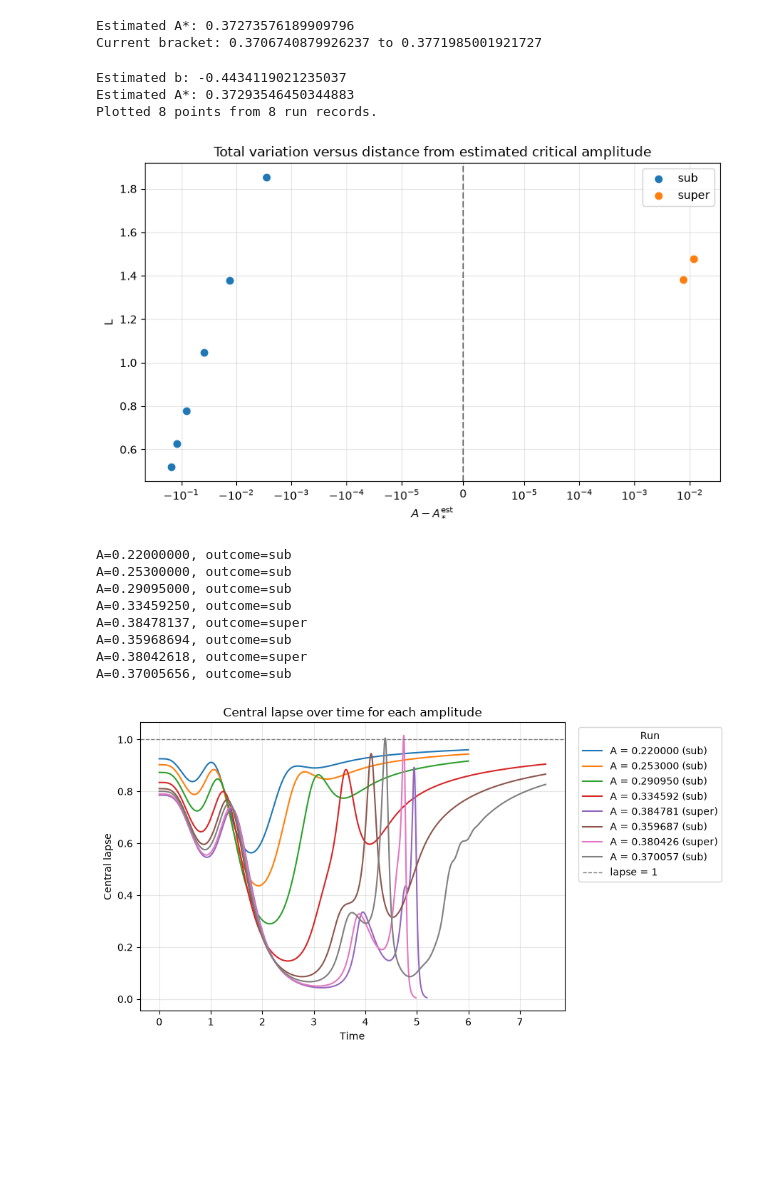
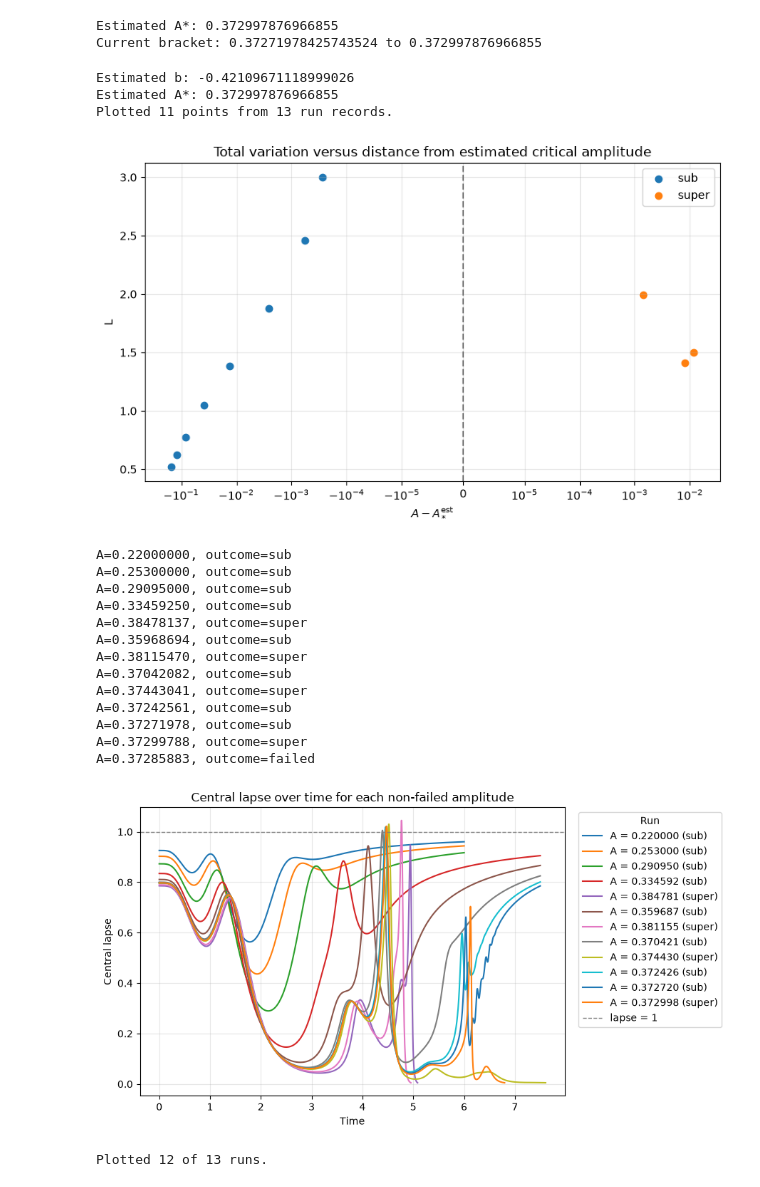
Before and after one commit to Irene-pitsiladi/engrenage-irene, a Jupyter notebook: critical_collapse/Oct22.ipynb, the cells around one changed output. Cells and saved outputs as stored; diff of their text form; code cells hidden in the pictures; blank space fills up the shorter version.

```diff
--- a/critical_collapse/Oct22.ipynb
+++ b/critical_collapse/Oct22.ipynb
@@ -467,10 +467,20 @@ Final central lapse = 0.00491683
 Run time T = 6.000
 Proposal rule: startup: increase after subcritical or unresolved run
 # %%
+target_runs = 30
 print("Runs before:", len(runs))
 
-for _ in range(5):
-    run_next_amplitude(runs)
+while len(runs) < target_runs:
+    record = run_next_amplitude(runs)
+
+    # Keep extending an unresolved run until it is classified
+    # or reaches T_MAX.
+    while record["outcome"] == "unresolved" and record["T"] < T_MAX:
+        record = run_next_amplitude(runs)
+
+    if record["outcome"] == "failed":
+        print("Stopping because a run failed.")
+        break
 
 print("Runs after:", len(runs))
 # %% [output]
@@ -551,8 +566,8 @@ upper = min(run["A"] for run in super_runs)
 print("Estimated A*:", A_star_est)
 print("Current bracket:", lower, "to", upper)
 # %% [output]
-Estimated A*: 0.37273576189909796
-Current bracket: 0.3706740879926237 to 0.3771985001921727
+Estimated A*: 0.372997876966855
+Current bracket: 0.37271978425743524 to 0.372997876966855
 # %%
 import numpy as np
 import matplotlib.pyplot as plt
@@ -607,10 +622,10 @@ fig.tight_layout()
 print(f"Plotted {points_plotted} points from {len(runs)} run records.")
 plt.show()
 # %% [output]
-Estimated b: -0.4434119021235037
-Estimated A*: 0.37293546450344883
-Plotted 8 points from 8 run records.
+Estimated b: -0.42109671118999026
+Estimated A*: 0.372997876966855
+Plotted 11 points from 13 run records.
-[figure, old version]
+[figure, new version]
 # %%
 for run in runs:
     print(f"A={run['A']:.8f}, outcome={run['outcome']}")
@@ -621,34 +636,44 @@ A=0.29095000, outcome=sub
 A=0.33459250, outcome=sub
 A=0.38478137, outcome=super
 A=0.35968694, outcome=sub
-A=0.38042618, outcome=super
-A=0.37005656, outcome=sub
+A=0.38115470, outcome=super
+A=0.37042082, outcome=sub
+A=0.37443041, outcome=super
+A=0.37242561, outcome=sub
+A=0.37271978, outcome=sub
+A=0.37299788, outcome=super
+A=0.37285883, outcome=failed
 # %%
-# Plot the central lapse history for every amplitude in runs.
+# Plot the central lapse history for every non-failed run.
 import matplotlib.pyplot as plt
 
-if not runs:
-    print("There are no runs to plot yet.")
+plot_runs = [run for run in runs if run.get("outcome") != "failed"]
+
+if not plot_runs:
+    print("There are no non-failed runs to plot.")
 else:
     fig, ax = plt.subplots(figsize=(9, 5))
 
-    for run in runs:
+    for run in plot_runs:
         ax.plot(
             run["lapse_times"],
             run["lapse_history"],
             label=f"A = {run['A']:.6f} ({run['outcome']})",
         )
 
     ax.axhline(1.0, color="gray", linestyle="--", linewidth=1, label="lapse = 1")
     ax.set_xlabel("Time")
     ax.set_ylabel("Central lapse")
-    ax.set_title("Central lapse over time for each amplitude")
+    ax.set_title("Central lapse over time for each non-failed amplitude")
     ax.grid(True, alpha=0.3)
     ax.legend(title="Run", bbox_to_anchor=(1.02, 1), loc="upper left")
     fig.tight_layout()
     plt.show()
+
+    print(f"Plotted {len(plot_runs)} of {len(runs)} runs.")
 # %% [output]
-[figure, old version]
+[figure, new version]
+Plotted 12 of 13 runs.
 # %%
 for run in sorted(runs, key=lambda run: run["A"]):
     print(
```
Also changed, not shown: parts of 16 cells of this notebook, 1 other file.
